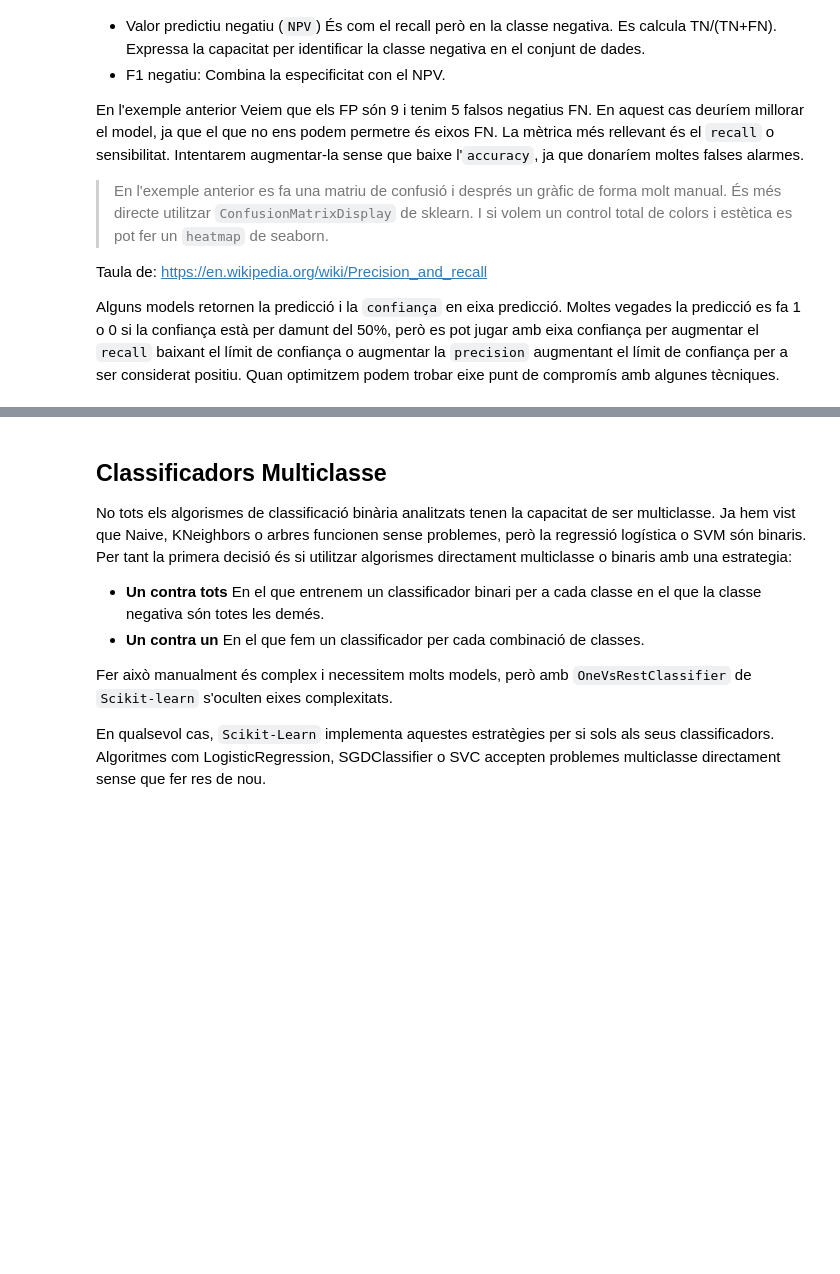
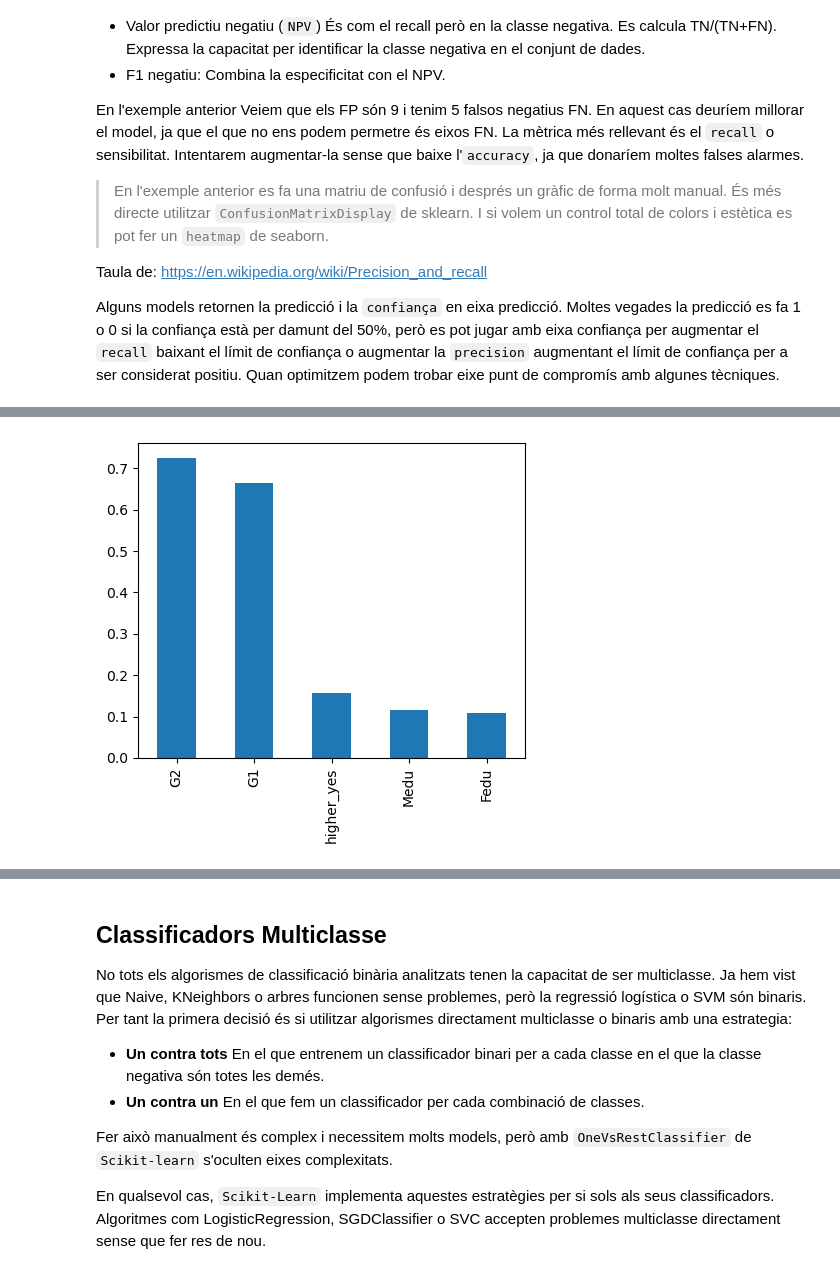
Before and after one commit to xxjcaxx/Disseny-i-avaluacio-de-models, a Jupyter notebook: apunts/documents/classificació.ipynb, the cells around one changed output, grey strips where cells are left out. Saved outputs shown, nothing was run; the diff lists cells and outputs as text; code cells hidden in the pictures; blank space fills up the shorter version.

```diff
--- a/apunts/documents/classificació.ipynb
+++ b/apunts/documents/classificació.ipynb
@@ -1495,0 +1556,24 @@ Alguns models retornen la predicció i la `confiança` en eixa predicció. Molte
+# %%
+def categorical_variables(df):
+    categorical_vars = []
+    for f in df.columns:
+        if df[f].dtype == 'str' or df[f].dtype.name == 'category':
+            categorical_vars.append(f)
+    return categorical_vars
+
+def one_hot_encoding(df):
+    df = df.copy()
+    # Get categorical variables
+    cat_vars = categorical_variables(df)
+    # Filter only categorical variables
+    df_only_cat = df[cat_vars]
+    # One-Hot Encode Dataset
+    df_encoded = pd.get_dummies(df_only_cat, prefix=cat_vars)
+    output_df = pd.concat([df, df_encoded], axis="columns")
+    # Remove previous cat variables
+    output_df = output_df.drop(cat_vars, axis="columns")
+    return output_df
+
+
+transformed = one_hot_encoding(data)
+transformed
@@ -1495,0 +1594,9 @@ Alguns models retornen la predicció i la `confiança` en eixa predicció. Molte
+# %%
+def binarize_objective(df):
+    df = df.copy()
+    df.loc[df.G3 < 10,'G3'] = 0
+    df.loc[df.G3 >= 10,'G3'] = 1
+    return df
+
+binarized = binarize_objective(transformed)
+binarized['G3']
@@ -1495,0 +1616,9 @@ Alguns models retornen la predicció i la `confiança` en eixa predicció. Molte
+# %%
+import matplotlib.pyplot as plt
+
+fig = plt.figure(figsize=(5,5))
+correlation = binarized.corr().G3.drop(['G3']).sort_values(ascending=False)
+correlation[0:5].plot(kind="bar")
+plt.gcf().subplots_adjust(bottom=0.25)
+# %% [output]
+[figure, added]
```
Also changed, not shown: parts of 13 cells of this notebook, 2 other files.
